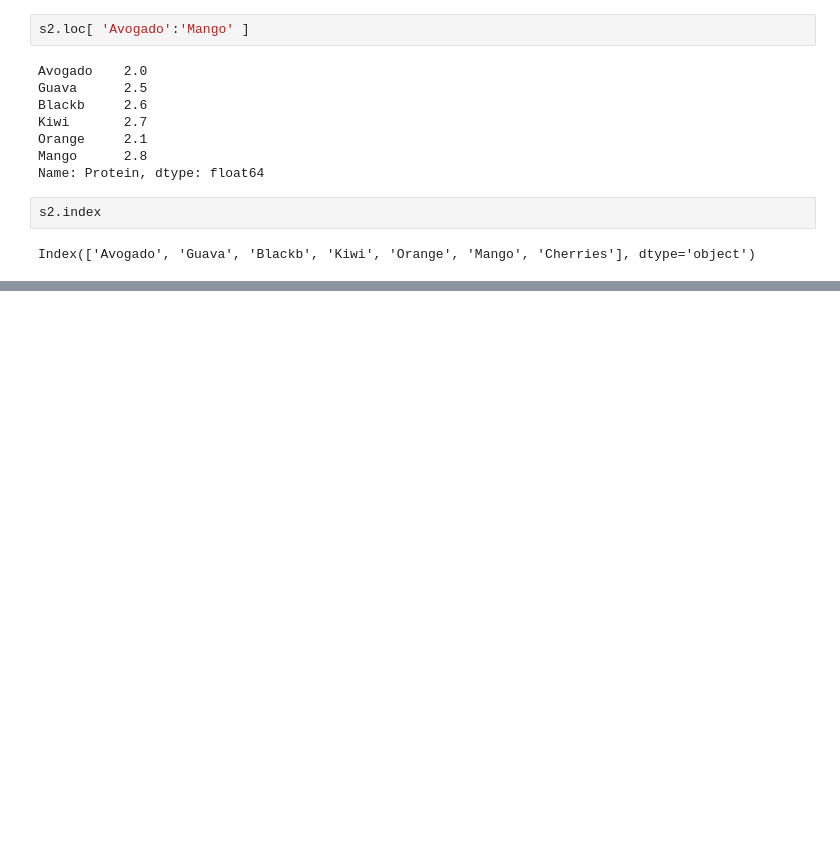
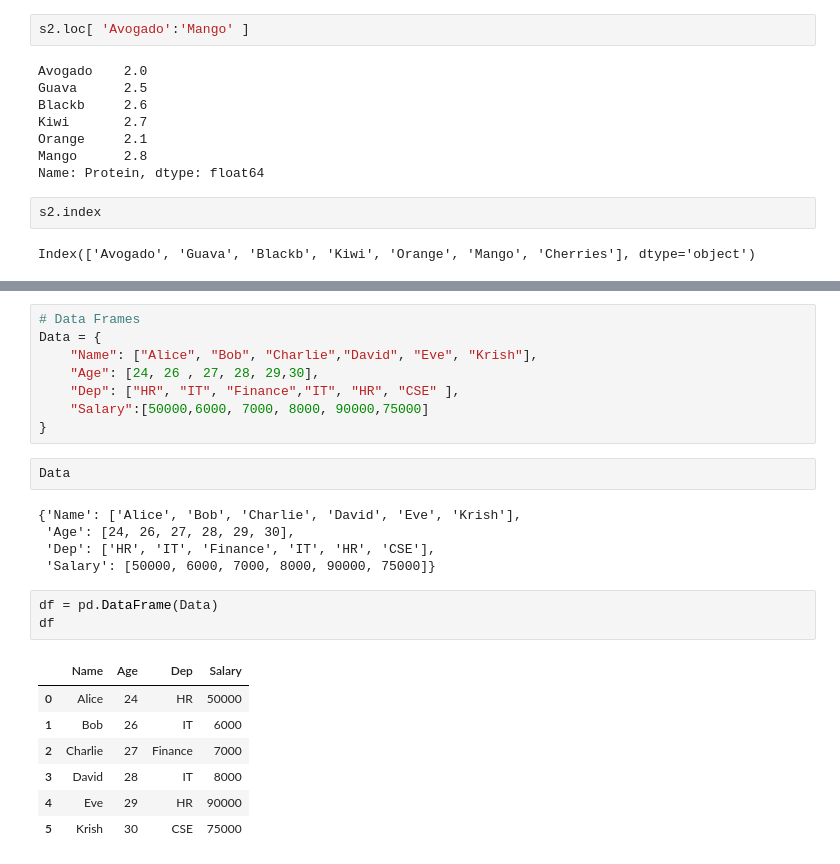
Before and after one commit to A-ghori/Matplot-Seaborn, a Jupyter notebook: matplot.ipynb, the cells around one changed output, grey strips where cells are left out. Drawn from its saved outputs; the diff is of its cells as text; blank space fills up the shorter version.

```diff
--- a/matplot.ipynb
+++ b/matplot.ipynb
@@ -440,0 +439,26 @@ Index(['Avogado', 'Guava', 'Blackb', 'Kiwi', 'Orange', 'Mango', 'Cherries'], dty
+# %%
+# Data Frames
+Data = {
+    "Name": ["Alice", "Bob", "Charlie","David", "Eve", "Krish"],
+    "Age": [24, 26 , 27, 28, 29,30],
+    "Dep": ["HR", "IT", "Finance","IT", "HR", "CSE" ],
+    "Salary":[50000,6000, 7000, 8000, 90000,75000]
+}
+# %%
+Data
+# %% [output]
+{'Name': ['Alice', 'Bob', 'Charlie', 'David', 'Eve', 'Krish'],
+ 'Age': [24, 26, 27, 28, 29, 30],
+ 'Dep': ['HR', 'IT', 'Finance', 'IT', 'HR', 'CSE'],
+ 'Salary': [50000, 6000, 7000, 8000, 90000, 75000]}
+# %%
+df = pd.DataFrame(Data)
+df
+# %% [output]
+|  | Name | Age | Dep | Salary |
+| 0 | Alice | 24 | HR | 50000 |
+| 1 | Bob | 26 | IT | 6000 |
+| 2 | Charlie | 27 | Finance | 7000 |
+| 3 | David | 28 | IT | 8000 |
+| 4 | Eve | 29 | HR | 90000 |
+| 5 | Krish | 30 | CSE | 75000 |
```
Also changed, not shown: parts of 19 cells of this notebook.
